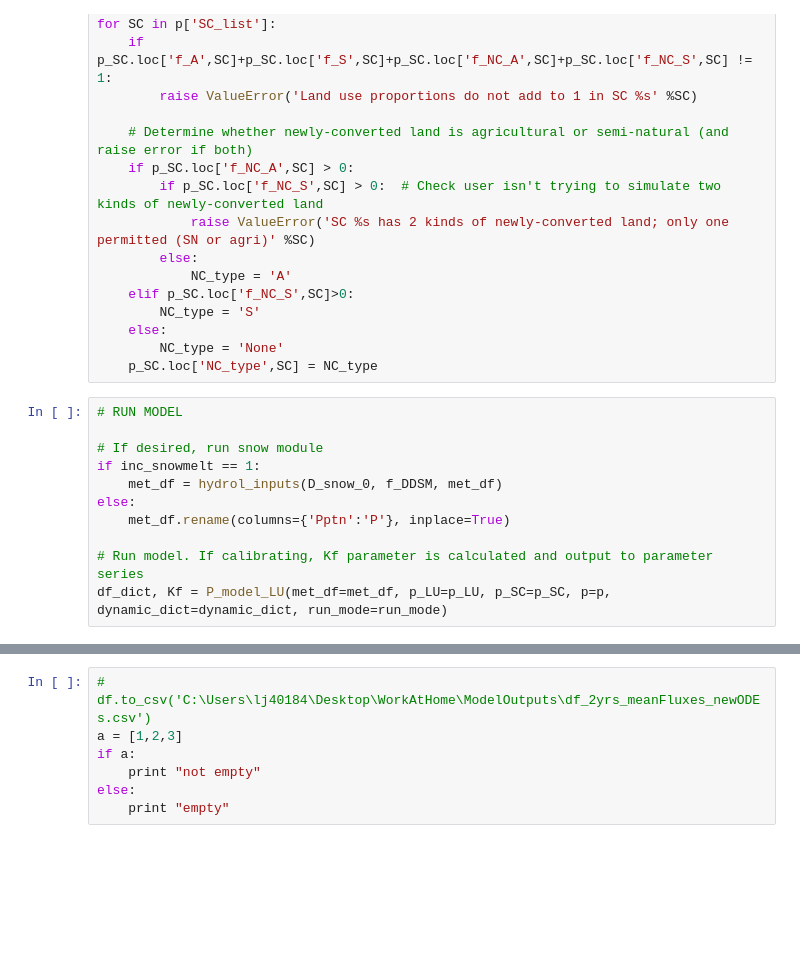
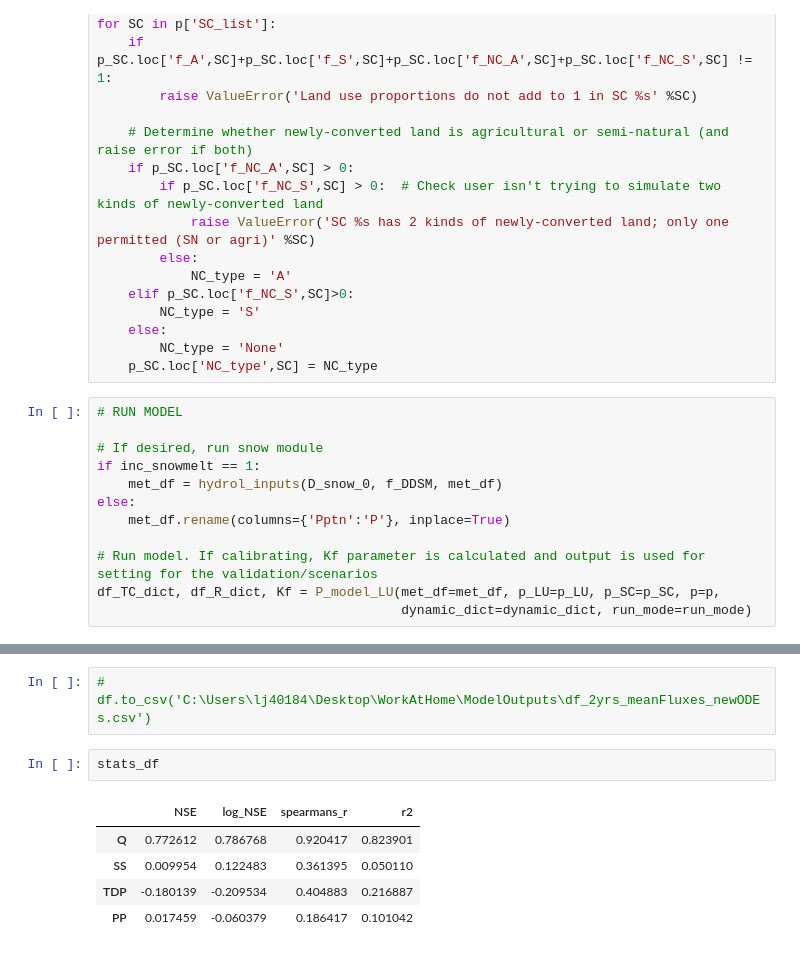
Before and after one commit to JoeyYHT/SimplyP, a Jupyter notebook: notebooks/Main_model_test_code_WithSCs.ipynb, the cells around one changed output, grey strips where cells are left out. Cells and saved outputs as stored; diff of their text form; blank space fills up the shorter version.

Commit message:
Plotting and stats split by sub-catchment
Tidying of plotting and calculation of stats, so can take sub-catchment
into account

```diff
--- a/notebooks/Main_model_test_code_WithSCs.ipynb
+++ b/notebooks/Main_model_test_code_WithSCs.ipynb
@@ -621,5 +664,6 @@ if inc_snowmelt == 1:
 else:
     met_df.rename(columns={'Pptn':'P'}, inplace=True)
 
-# Run model. If calibrating, Kf parameter is calculated and output to parameter series
-df_dict, Kf = P_model_LU(met_df=met_df, p_LU=p_LU, p_SC=p_SC, p=p, dynamic_dict=dynamic_dict, run_mode=run_mode)
+# Run model. If calibrating, Kf parameter is calculated and output is used for setting for the validation/scenarios
+df_TC_dict, df_R_dict, Kf = P_model_LU(met_df=met_df, p_LU=p_LU, p_SC=p_SC, p=p,
+                                       dynamic_dict=dynamic_dict, run_mode=run_mode)
@@ -740,7 +778,10 @@ KeyError: "['Obs_Q_cumecs'] not in index"
 # %%
 # df.to_csv('C:\Users\lj40184\Desktop\WorkAtHome\ModelOutputs\df_2yrs_meanFluxes_newODEs.csv')
-a = [1,2,3]
-if a:
-    print "not empty"
-else:
-    print "empty"
+# %%
+stats_df
+# %% [output]
+|  | NSE | log_NSE | spearmans_r | r2 |
+| Q | 0.772612 | 0.786768 | 0.920417 | 0.823901 |
+| SS | 0.009954 | 0.122483 | 0.361395 | 0.050110 |
+| TDP | -0.180139 | -0.209534 | 0.404883 | 0.216887 |
+| PP | 0.017459 | -0.060379 | 0.186417 | 0.101042 |
```
Also changed, not shown: parts of 9 cells of this notebook.
